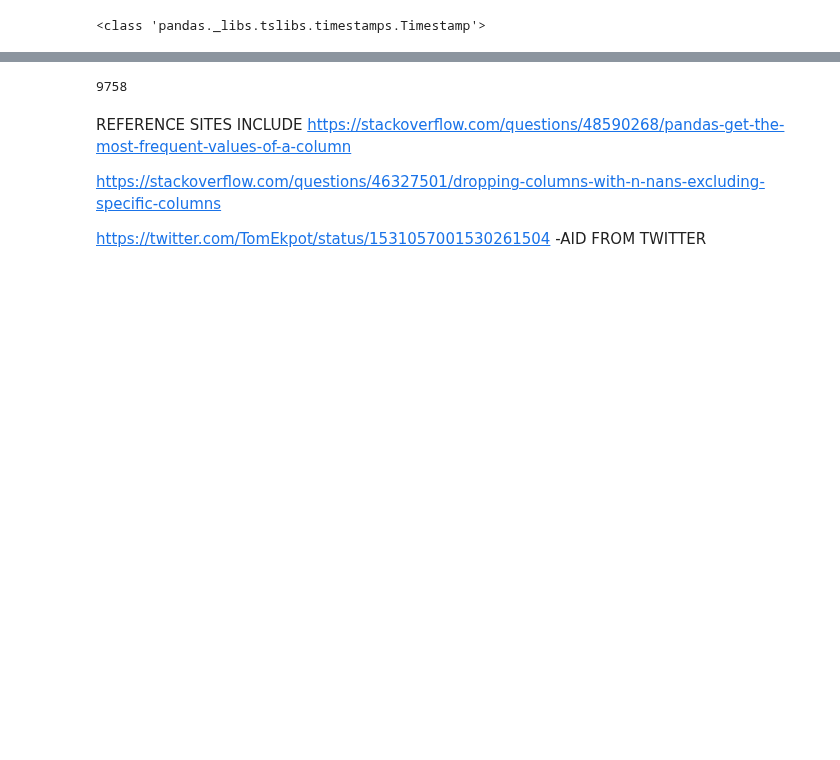
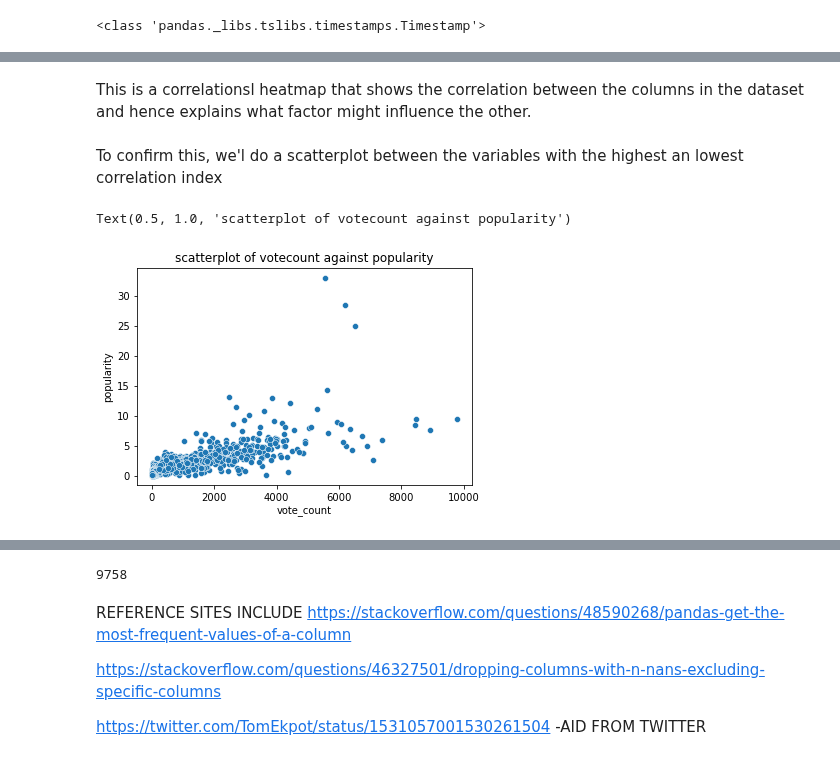
Before and after one commit to spongestm/udacity-project-1, a Jupyter notebook: UDACITY PROJECT 1.ipynb, the cells around one changed output, grey strips where cells are left out. Drawn from its saved outputs; the diff is of its cells as text; code cells hidden in the pictures; blank space fills up the shorter version.

```diff
--- a/UDACITY PROJECT 1.ipynb
+++ b/UDACITY PROJECT 1.ipynb
@@ -393,0 +408,11 @@ sns.heatmap(cor)
+# %% [markdown]
+This is a correlationsl heatmap that shows the correlation between the columns in the dataset and hence explains what factor might influence the other.
+# %% [markdown]
+To confirm this, we'l do a scatterplot between the variables with the highest an lowest correlation index
+# %%
+an=plt.axes()
+sns.scatterplot(x='vote_count',y='popularity',data=df1)
+an.set_title('scatterplot of votecount against popularity')
+# %% [output]
+Text(0.5, 1.0, 'scatterplot of votecount against popularity')
+[figure, added]
```
Also changed, not shown: parts of 37 cells of this notebook.
